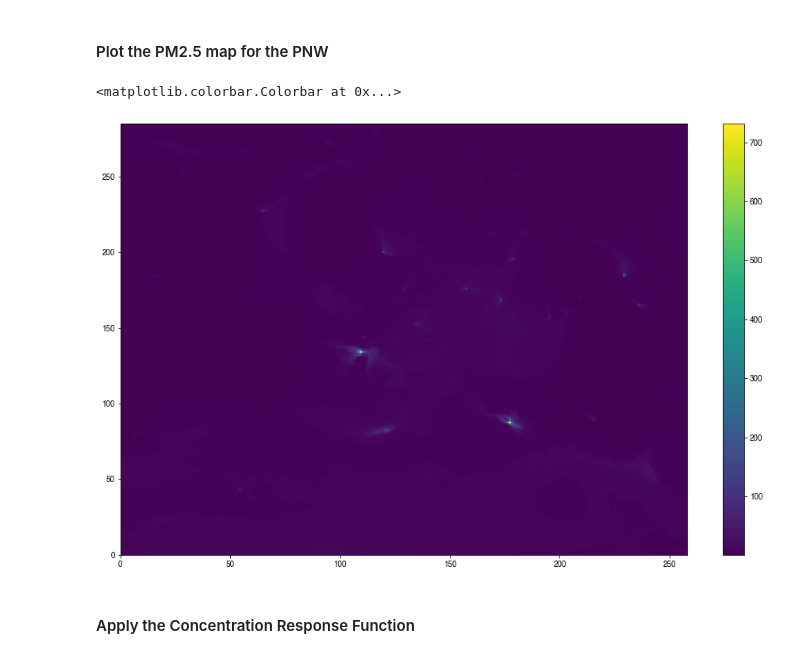
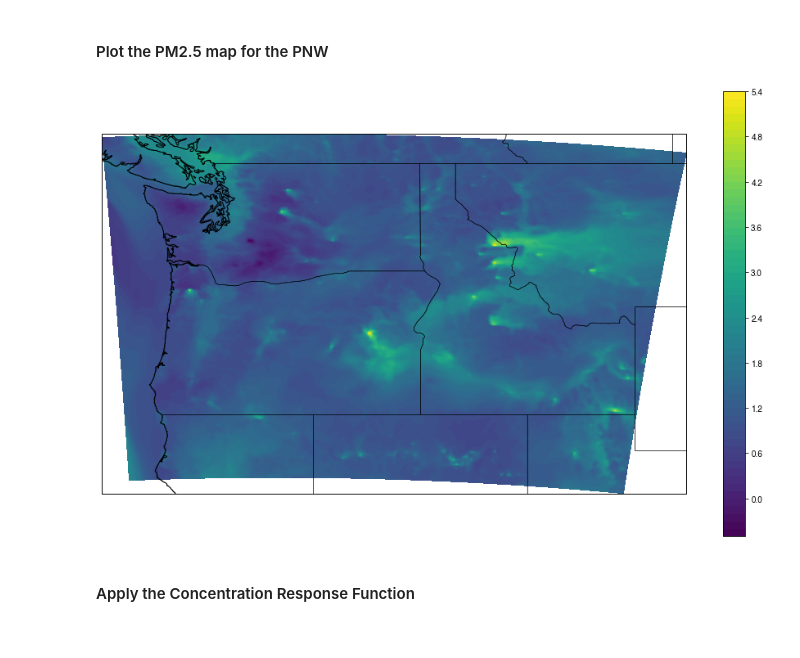
Before and after one commit to vonw/AIRPACT5-CENSE, a Jupyter notebook: CENSE_maps.ipynb, the cells around one changed output. Saved outputs shown, nothing was run; the diff lists cells and outputs as text; code cells hidden in the pictures.

```diff
--- a/CENSE_maps.ipynb
+++ b/CENSE_maps.ipynb
@@ -16,6 +21,6 @@ day   = str(now.day).zfill(2)
 # %% [markdown]
 #### Download yesterday's PM2.5 forecast for the PNW from AIRPACT5
 # %%
-dweb = 'http://lar.wsu.edu/airpact/airraid/' + year + '/' + 'PM25_24hr_' + year + month + day + '.json'
-!wget $dweb
+webAddress = 'http://lar.wsu.edu/airpact/airraid/' + year + '/' + 'PM25_24hr_' + year + month + day + '.json'
+airpact    = pd.read_json('[' + requests.get(webAddress).content.decode('utf-8')[:-2] + ']')
 # %% [output]
@@ -32,3 +39,7 @@ PM25_24hr_20190828. 100%[===================>]   5.54M  --.-KB/s    in 0.08s
+# %%
+grid = xr.open_dataset('GRIDCRO2D')
+lats = np.reshape(grid.LAT.values,(258,285))
+lons = np.reshape(grid.LON.values,(258,285))
 # %% [markdown]
 #### Read in the JSON file containing the PM2.5 forecast data
 # %%
@@ -40,16 +51,22 @@ airpact = pd.read_json(fcstmap)
 # %%
 r = airpact.ROW.values
 c = airpact.COL.values
-pm25 = airpact.RollingA24_PM25.values.reshape(max(c),max(r))
+pm25 = airpact.RollingA24_PM25.values.reshape(max(c),max(r)).T
 # %% [markdown]
 #### Plot the PM2.5 map for the PNW
-# %%
-figure(figsize(16,10))
-plt.pcolormesh(pm25)
-plt.colorbar()
-# %% [output]
-<matplotlib.colorbar.Colorbar at 0x...>
-[figure, removed]
+# %%
+figure(figsize(16,10))
+ax = plt.axes(projection=ccrs.PlateCarree())
+states = NaturalEarthFeature(category="cultural", scale="50m",
+                             facecolor="none",
+                             name="admin_1_states_provinces_shp")
+ax.add_feature(states, linewidth=.5, edgecolor="black")
+plt.contourf(lons, lats, np.log(pm25), 60, transform=ccrs.PlateCarree())
+ax.coastlines(resolution='10m')
+plt.colorbar()
+plt.show()
+# %% [output]
+[figure, added]
 # %% [markdown]
 #### Apply the Concentration Response Function
 # %%
```
Also changed, not shown: parts of 5 cells of this notebook.
